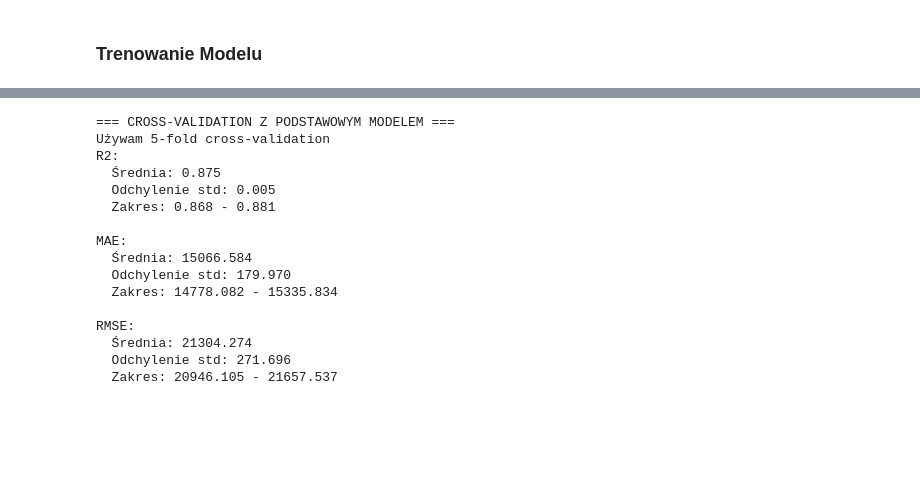
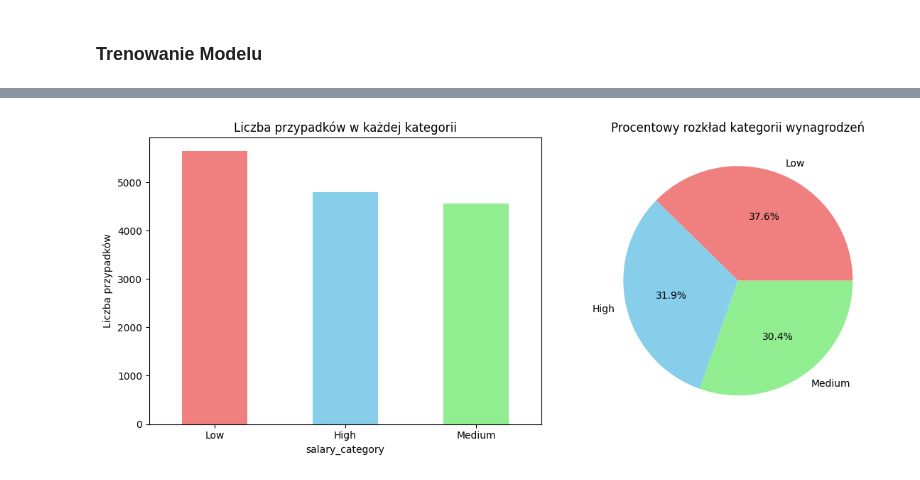
Before and after one commit to Rafal852/Uczenie-maszynowe-zaliczenie---projekt-AI-Job-Market, a Jupyter notebook: Projekt Zaliczeniowy Rafał Perfikowski/main.ipynb, the cells around one changed output, grey strips where cells are left out. Saved outputs shown, nothing was run; the diff lists cells and outputs as text; code cells hidden in the pictures; blank space fills up the shorter version.

```diff
--- a/Projekt Zaliczeniowy Rafał Perfikowski/main.ipynb
+++ b/Projekt Zaliczeniowy Rafał Perfikowski/main.ipynb
@@ -500,60 +489,20 @@ Cechy: ['job_title_encoded', 'experience_level_encoded', 'employment_type_encode
 # %%
-# Konfiguracja cross-validation
-cv_folds = 5
-kf = KFold(n_splits=cv_folds, shuffle=True, random_state=42)
+#Wizualizacja rozkładu kategorii
+fig, axes = plt.subplots(1, 2, figsize=(12, 5))
 
-# Podstawowy model Random Forest
-rf_base = RandomForestRegressor(
-    n_estimators=100,
-    max_depth=15,
-    min_samples_split=5,
-    min_samples_leaf=2,
-    random_state=42,
-    n_jobs=-1
-)
+#bar
+class_counts.plot(kind='bar', ax=axes[0], color=['lightcoral', 'skyblue', 'lightgreen'])
+axes[0].set_title('Liczba przypadków w każdej kategorii')
+axes[0].set_ylabel('Liczba przypadków')
+axes[0].tick_params(axis='x', rotation=0)
 
-print("=== CROSS-VALIDATION Z PODSTAWOWYM MODELEM ===")
-print(f"Używam {cv_folds}-fold cross-validation")
+#pie chart
+axes[1].pie(class_counts.values, labels=class_counts.index, autopct='%1.1f%%',
+            colors=['lightcoral', 'skyblue', 'lightgreen'])
+axes[1].set_title('Procentowy rozkład kategorii wynagrodzeń')
 
-# Różne metryki dla cross-validation
-scoring_metrics = {
-    'r2': 'r2',
-    'neg_mae': 'neg_mean_absolute_error',
-    'neg_rmse': 'neg_root_mean_squared_error'
-}
-
-cv_results = {}
-for metric_name, metric in scoring_metrics.items():
-    scores = cross_val_score(rf_base, X, y, cv=kf, scoring=metric, n_jobs=-1)
-    cv_results[metric_name] = scores
-
-    if 'neg_' in metric_name:
-        # Dla metryk z prefiksem 'neg_' odwracamy znak
-        scores = -scores
-        metric_display = metric_name.replace('neg_', '').upper()
-    else:
-        metric_display = metric_name.upper()
-
-    print(f"{metric_display}:")
-    print(f"  Średnia: {scores.mean():.3f}")
-    print(f"  Odchylenie std: {scores.std():.3f}")
-    print(f"  Zakres: {scores.min():.3f} - {scores.max():.3f}")
-    print()
+plt.tight_layout()
+plt.show()
 # %% [output]
-=== CROSS-VALIDATION Z PODSTAWOWYM MODELEM ===
-Używam 5-fold cross-validation
-R2:
-  Średnia: 0.875
-  Odchylenie std: 0.005
-  Zakres: 0.868 - 0.881
-
-MAE:
-  Średnia: 15066.584
-  Odchylenie std: 179.970
-  Zakres: 14778.082 - 15335.834
-
-RMSE:
-  Średnia: 21304.274
-  Odchylenie std: 271.696
-  Zakres: 20946.105 - 21657.537
+[figure, added]
 # %%
```
Also changed, not shown: parts of 18 cells of this notebook, 1 other file.
